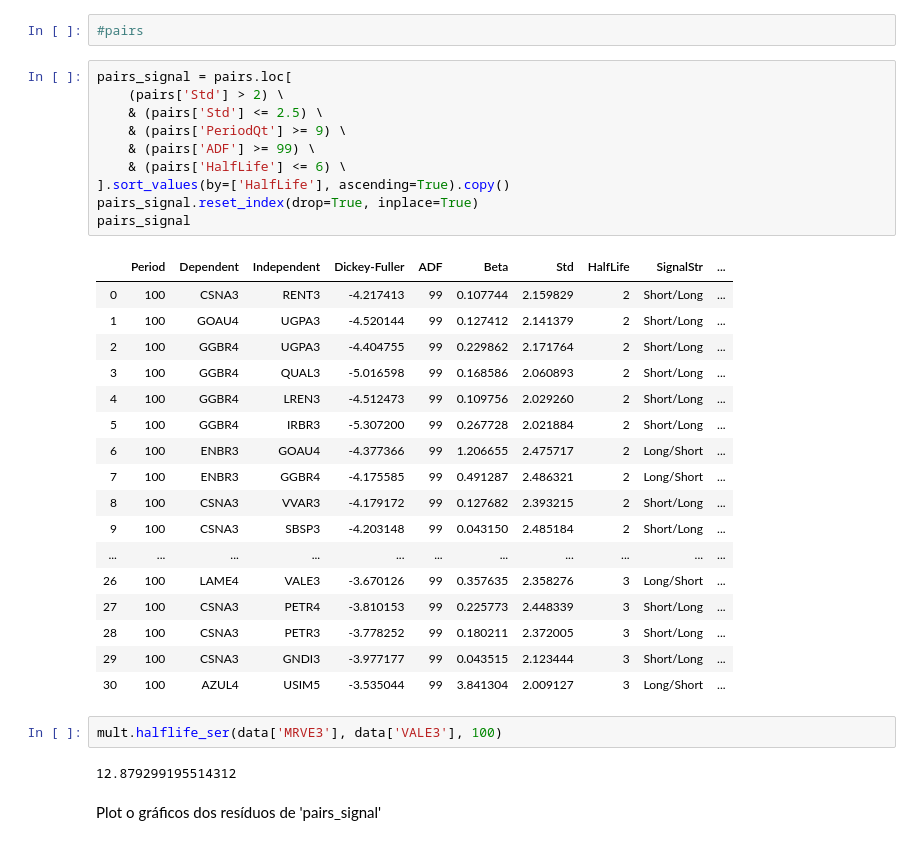
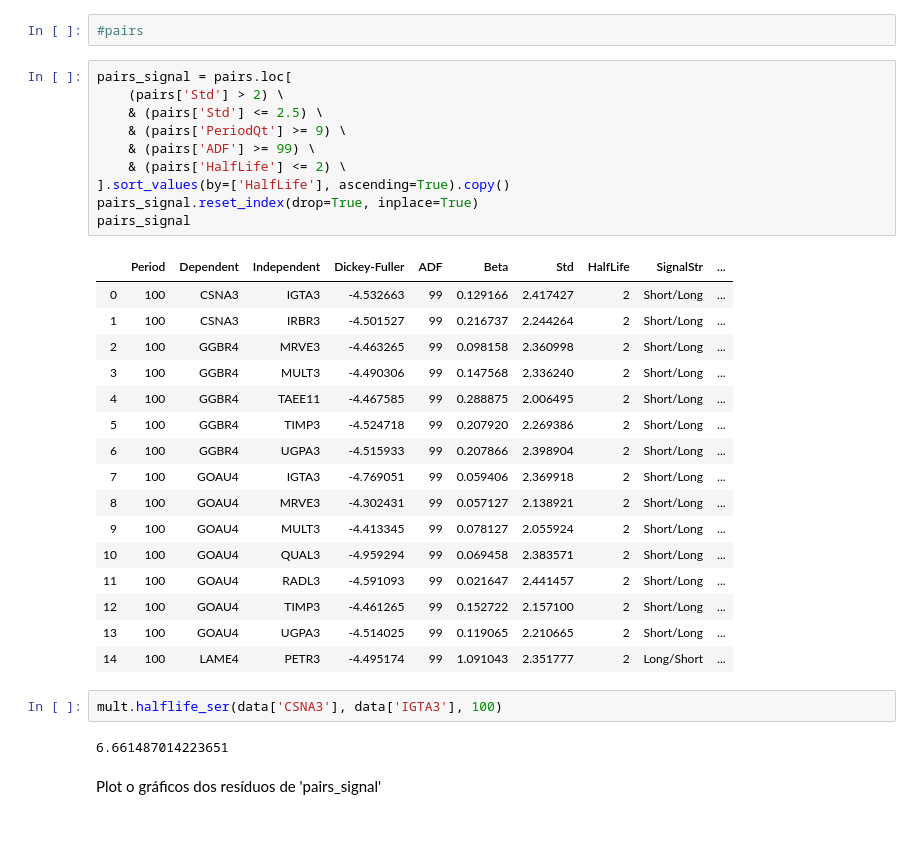
Before and after one commit to andreolvgomes/long-short-by-cointegration, a Jupyter notebook: Analysis-Pairs-Mult.ipynb, the cells around one changed output. Drawn from its saved outputs; the diff is of its cells as text.

```diff
--- a/Analysis-Pairs-Mult.ipynb
+++ b/Analysis-Pairs-Mult.ipynb
@@ -87,35 +87,34 @@ pairs: (2159, 12)
 # %%
 pairs_signal = pairs.loc[
     (pairs['Std'] > 2) \
     & (pairs['Std'] <= 2.5) \
     & (pairs['PeriodQt'] >= 9) \
     & (pairs['ADF'] >= 99) \
-    & (pairs['HalfLife'] <= 6) \
+    & (pairs['HalfLife'] <= 2) \
 ].sort_values(by=['HalfLife'], ascending=True).copy()
 pairs_signal.reset_index(drop=True, inplace=True)
 pairs_signal
 # %% [output]
 |  | Period | Dependent | Independent | Dickey-Fuller | ADF | Beta | Std | HalfLife | SignalStr | ... |
-| 0 | 100 | CSNA3 | RENT3 | -4.217413 | 99 | 0.107744 | 2.159829 | 2 | Short/Long | ... |
-| 1 | 100 | GOAU4 | UGPA3 | -4.520144 | 99 | 0.127412 | 2.141379 | 2 | Short/Long | ... |
-| 2 | 100 | GGBR4 | UGPA3 | -4.404755 | 99 | 0.229862 | 2.171764 | 2 | Short/Long | ... |
-| 3 | 100 | GGBR4 | QUAL3 | -5.016598 | 99 | 0.168586 | 2.060893 | 2 | Short/Long | ... |
-| 4 | 100 | GGBR4 | LREN3 | -4.512473 | 99 | 0.109756 | 2.029260 | 2 | Short/Long | ... |
-| 5 | 100 | GGBR4 | IRBR3 | -5.307200 | 99 | 0.267728 | 2.021884 | 2 | Short/Long | ... |
-| 6 | 100 | ENBR3 | GOAU4 | -4.377366 | 99 | 1.206655 | 2.475717 | 2 | Long/Short | ... |
-| 7 | 100 | ENBR3 | GGBR4 | -4.175585 | 99 | 0.491287 | 2.486321 | 2 | Long/Short | ... |
-| 8 | 100 | CSNA3 | VVAR3 | -4.179172 | 99 | 0.127682 | 2.393215 | 2 | Short/Long | ... |
-| 9 | 100 | CSNA3 | SBSP3 | -4.203148 | 99 | 0.043150 | 2.485184 | 2 | Short/Long | ... |
-| ... | ... | ... | ... | ... | ... | ... | ... | ... | ... | ... |
-| 26 | 100 | LAME4 | VALE3 | -3.670126 | 99 | 0.357635 | 2.358276 | 3 | Long/Short | ... |
-| 27 | 100 | CSNA3 | PETR4 | -3.810153 | 99 | 0.225773 | 2.448339 | 3 | Short/Long | ... |
-| 28 | 100 | CSNA3 | PETR3 | -3.778252 | 99 | 0.180211 | 2.372005 | 3 | Short/Long | ... |
-| 29 | 100 | CSNA3 | GNDI3 | -3.977177 | 99 | 0.043515 | 2.123444 | 3 | Short/Long | ... |
-| 30 | 100 | AZUL4 | USIM5 | -3.535044 | 99 | 3.841304 | 2.009127 | 3 | Long/Short | ... |
+| 0 | 100 | CSNA3 | IGTA3 | -4.532663 | 99 | 0.129166 | 2.417427 | 2 | Short/Long | ... |
+| 1 | 100 | CSNA3 | IRBR3 | -4.501527 | 99 | 0.216737 | 2.244264 | 2 | Short/Long | ... |
+| 2 | 100 | GGBR4 | MRVE3 | -4.463265 | 99 | 0.098158 | 2.360998 | 2 | Short/Long | ... |
+| 3 | 100 | GGBR4 | MULT3 | -4.490306 | 99 | 0.147568 | 2.336240 | 2 | Short/Long | ... |
+| 4 | 100 | GGBR4 | TAEE11 | -4.467585 | 99 | 0.288875 | 2.006495 | 2 | Short/Long | ... |
+| 5 | 100 | GGBR4 | TIMP3 | -4.524718 | 99 | 0.207920 | 2.269386 | 2 | Short/Long | ... |
+| 6 | 100 | GGBR4 | UGPA3 | -4.515933 | 99 | 0.207866 | 2.398904 | 2 | Short/Long | ... |
+| 7 | 100 | GOAU4 | IGTA3 | -4.769051 | 99 | 0.059406 | 2.369918 | 2 | Short/Long | ... |
+| 8 | 100 | GOAU4 | MRVE3 | -4.302431 | 99 | 0.057127 | 2.138921 | 2 | Short/Long | ... |
+| 9 | 100 | GOAU4 | MULT3 | -4.413345 | 99 | 0.078127 | 2.055924 | 2 | Short/Long | ... |
+| 10 | 100 | GOAU4 | QUAL3 | -4.959294 | 99 | 0.069458 | 2.383571 | 2 | Short/Long | ... |
+| 11 | 100 | GOAU4 | RADL3 | -4.591093 | 99 | 0.021647 | 2.441457 | 2 | Short/Long | ... |
+| 12 | 100 | GOAU4 | TIMP3 | -4.461265 | 99 | 0.152722 | 2.157100 | 2 | Short/Long | ... |
+| 13 | 100 | GOAU4 | UGPA3 | -4.514025 | 99 | 0.119065 | 2.210665 | 2 | Short/Long | ... |
+| 14 | 100 | LAME4 | PETR3 | -4.495174 | 99 | 1.091043 | 2.351777 | 2 | Long/Short | ... |
 # %%
-mult.halflife_ser(data['MRVE3'], data['VALE3'], 100)
+mult.halflife_ser(data['CSNA3'], data['IGTA3'], 100)
 # %% [output]
-12.879299195514312
+6.661487014223651
 # %% [markdown]
 Plot o gráficos dos resíduos de 'pairs_signal'
 # %%
```
Also changed, not shown: parts of 6 cells of this notebook, 5 other files.
